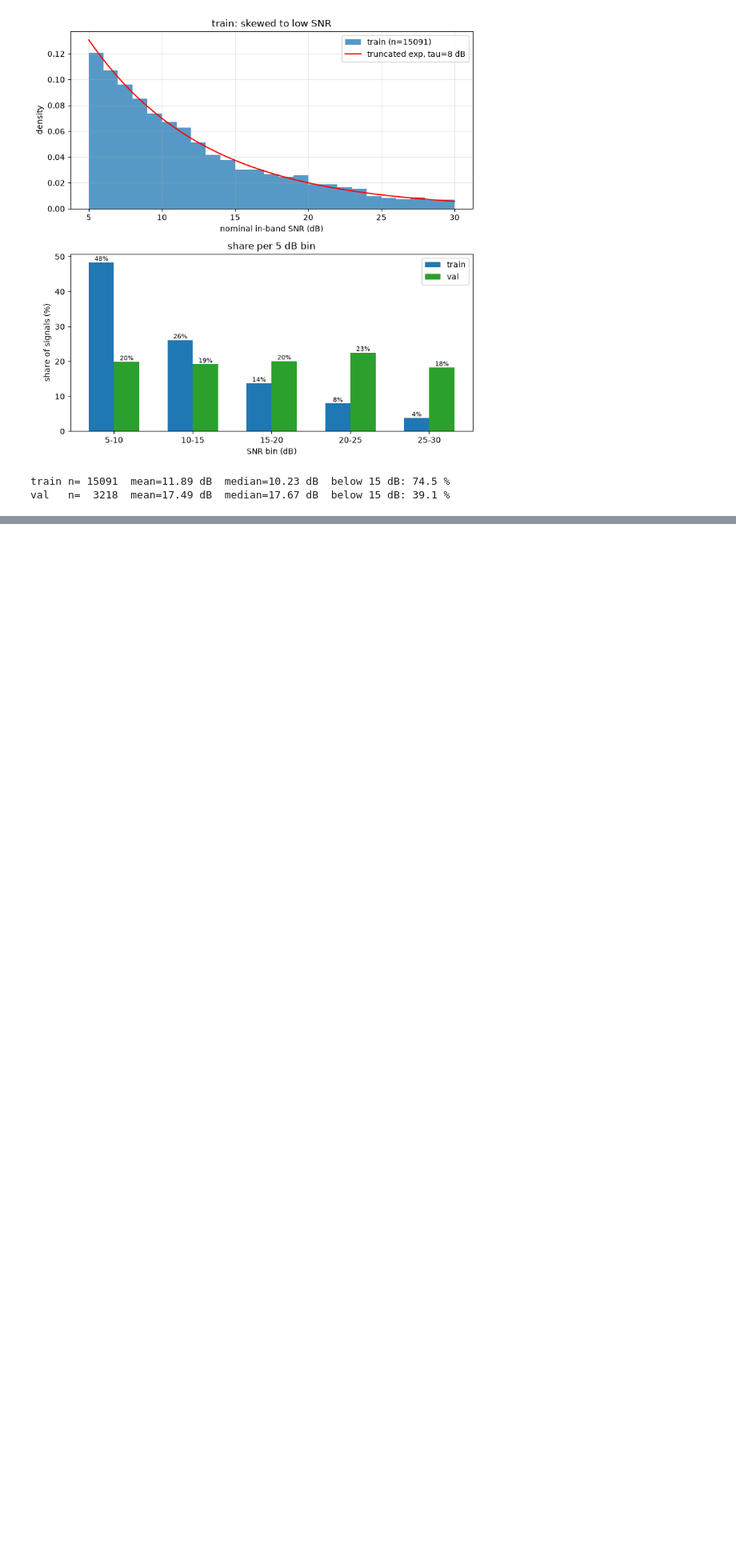
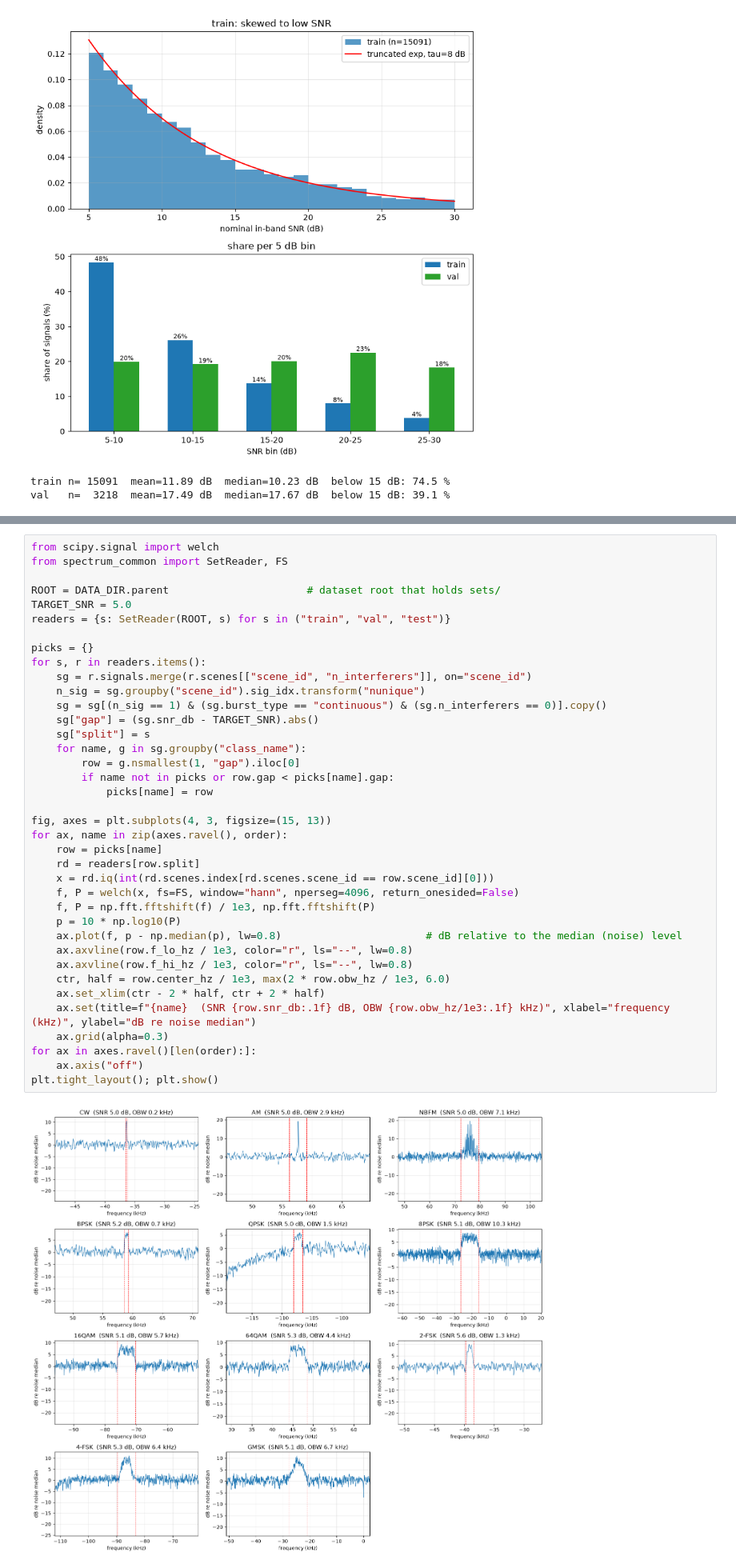
Before and after one commit to TohidTonekaboni/RF-Signal-Detection, a Jupyter notebook: test.ipynb, the cells around one changed output, grey strips where cells are left out. Shown at 80% size. Saved outputs shown, nothing was run; the diff lists cells and outputs as text; blank space fills up the shorter version.

```diff
--- a/test.ipynb
+++ b/test.ipynb
@@ -260,0 +361,40 @@ val   n=  3218  mean=17.49 dB  median=17.67 dB  below 15 dB: 39.1 %
+# %%
+from scipy.signal import welch
+from spectrum_common import SetReader, FS
+
+ROOT = DATA_DIR.parent                      # dataset root that holds sets/
+TARGET_SNR = 5.0
+readers = {s: SetReader(ROOT, s) for s in ("train", "val", "test")}
+
+picks = {}
+for s, r in readers.items():
+    sg = r.signals.merge(r.scenes[["scene_id", "n_interferers"]], on="scene_id")
+    n_sig = sg.groupby("scene_id").sig_idx.transform("nunique")
+    sg = sg[(n_sig == 1) & (sg.burst_type == "continuous") & (sg.n_interferers == 0)].copy()
+    sg["gap"] = (sg.snr_db - TARGET_SNR).abs()
+    sg["split"] = s
+    for name, g in sg.groupby("class_name"):
+        row = g.nsmallest(1, "gap").iloc[0]
+        if name not in picks or row.gap < picks[name].gap:
+            picks[name] = row
+
+fig, axes = plt.subplots(4, 3, figsize=(15, 13))
+for ax, name in zip(axes.ravel(), order):
+    row = picks[name]
+    rd = readers[row.split]
+    x = rd.iq(int(rd.scenes.index[rd.scenes.scene_id == row.scene_id][0]))
+    f, P = welch(x, fs=FS, window="hann", nperseg=4096, return_onesided=False)
+    f, P = np.fft.fftshift(f) / 1e3, np.fft.fftshift(P)
+    p = 10 * np.log10(P)
+    ax.plot(f, p - np.median(p), lw=0.8)                       # dB relative to the median (noise) level
+    ax.axvline(row.f_lo_hz / 1e3, color="r", ls="--", lw=0.8)
+    ax.axvline(row.f_hi_hz / 1e3, color="r", ls="--", lw=0.8)
+    ctr, half = row.center_hz / 1e3, max(2 * row.obw_hz / 1e3, 6.0)
+    ax.set_xlim(ctr - 2 * half, ctr + 2 * half)
+    ax.set(title=f"{name}  (SNR {row.snr_db:.1f} dB, OBW {row.obw_hz/1e3:.1f} kHz)", xlabel="frequency (kHz)", ylabel="dB re noise median")
+    ax.grid(alpha=0.3)
+for ax in axes.ravel()[len(order):]:
+    ax.axis("off")
+plt.tight_layout(); plt.show()
+# %% [output]
+[figure, added]
```
Also changed, not shown: parts of 16 cells of this notebook, 33 other files.
